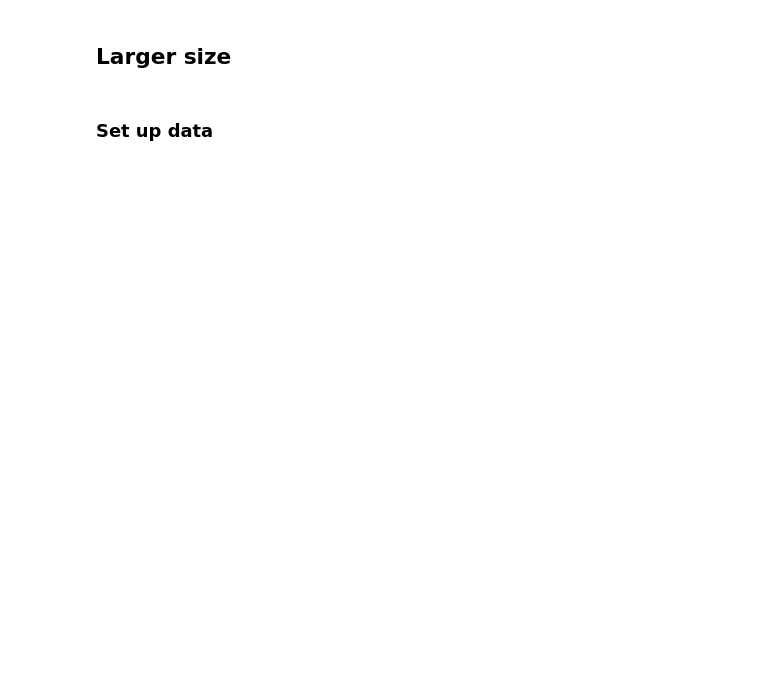
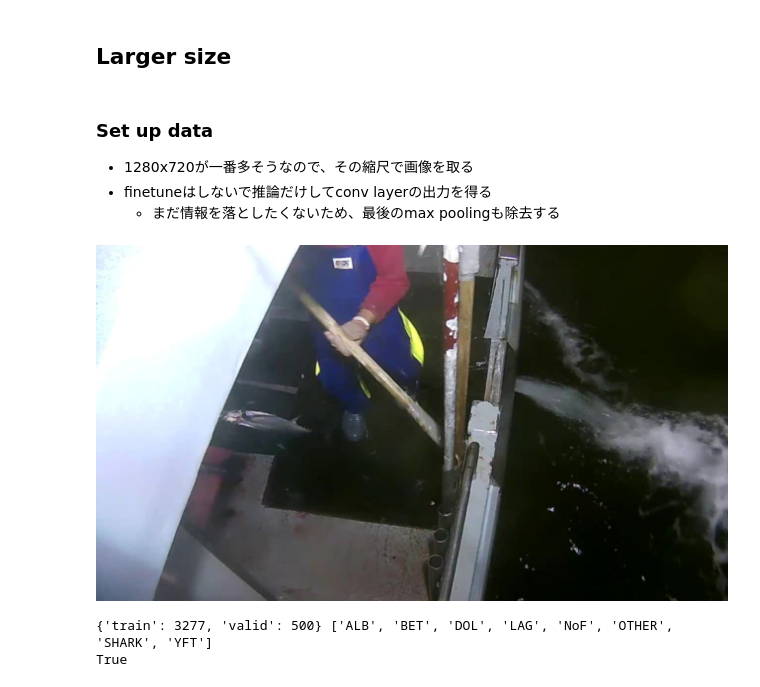
Before and after one commit to nmurakami0/fast_ai_study, a Jupyter notebook: my_lesson_7.ipynb, the cells around one changed output. Saved outputs shown, nothing was run; the diff lists cells and outputs as text; code cells hidden in the pictures; blank space fills up the shorter version.

```diff
--- a/my_lesson_7.ipynb
+++ b/my_lesson_7.ipynb
@@ -640,0 +844,22 @@ def show_bb_pred(i):
+# %%
+path = "data/fish/"
+data_transforms = {
+    'train': transforms.Compose([
+        transforms.Resize([224, 224]),
+        transforms.ToTensor()
+    ]),
+    'valid': transforms.Compose([
+        transforms.Resize([224, 224]),
+        transforms.ToTensor()
+    ]),
+}
+batch_size = 64 # バッチサイズが大きいとGPUのメモリに乗らないので注意
+image_datasets = {x: datasets.ImageFolder(os.path.join(path, x), data_transforms[x])
+                  for x in ['train', 'valid']}
+bb_datasets = {x: BbDataset(image_datasets[x], conv_feature_map[x], filenames_map[x], sizes_map[x]) for x in ['train', 'valid']}
+dataloaders = {x: torch.utils.data.DataLoader(bb_datasets[x], batch_size=batch_size,
+                                             shuffle=True, num_workers=4)
+              for x in ['train', 'valid']}
+dataset_sizes = {x: len(bb_datasets[x]) for x in ['train', 'valid']}
+class_names = image_datasets['train'].classes
+print(dataset_sizes, class_names)
@@ -642,3 +889,7 @@ def show_bb_pred(i):
 ## Larger size
 # %% [markdown]
 ### Set up data
+
+- 1280x720が一番多そうなので、その縮尺で画像を取る
+- finetuneはしないで推論だけしてconv layerの出力を得る
+  - まだ情報を落としたくないため、最後のmax poolingも除去する
@@ -649,0 +896,34 @@ plot(trn[0])
+# %%
+datasets.ImageFolder(os.path.join(path, 'valid'), transforms.Compose([transforms.Resize([360, 640])]))[1][0]
+# %% [output]
+[figure, added]
+# %%
+# Data augmentation and normalization for training
+# Just normalization for validation
+data_transforms = {
+    'train': transforms.Compose([
+        transforms.Resize([360, 640]),
+        transforms.ToTensor()
+    ]),
+    'valid': transforms.Compose([
+        transforms.Resize([360, 640]),
+        transforms.ToTensor()
+    ]),
+}
+
+path = "data/fish/"
+batch_size = 12 # バッチサイズが大きいとGPUのメモリに乗らないので注意
+image_datasets = {x: datasets.ImageFolder(os.path.join(path, x),
+                                          data_transforms[x])
+                  for x in ['train', 'valid']}
+dataloaders = {x: torch.utils.data.DataLoader(image_datasets[x], batch_size=batch_size,
+                                             shuffle=True, num_workers=4)
+              for x in ['train', 'valid']}
+dataset_sizes = {x: len(image_datasets[x]) for x in ['train', 'valid']}
+class_names = image_datasets['train'].classes
+print(dataset_sizes, class_names)
+use_gpu = torch.cuda.is_available()
+print(use_gpu)
+# %% [output]
+{'train': 3277, 'valid': 500} ['ALB', 'BET', 'DOL', 'LAG', 'NoF', 'OTHER', 'SHARK', 'YFT']
+True
```
Also changed, not shown: parts of 46 cells of this notebook, 1 other file.
